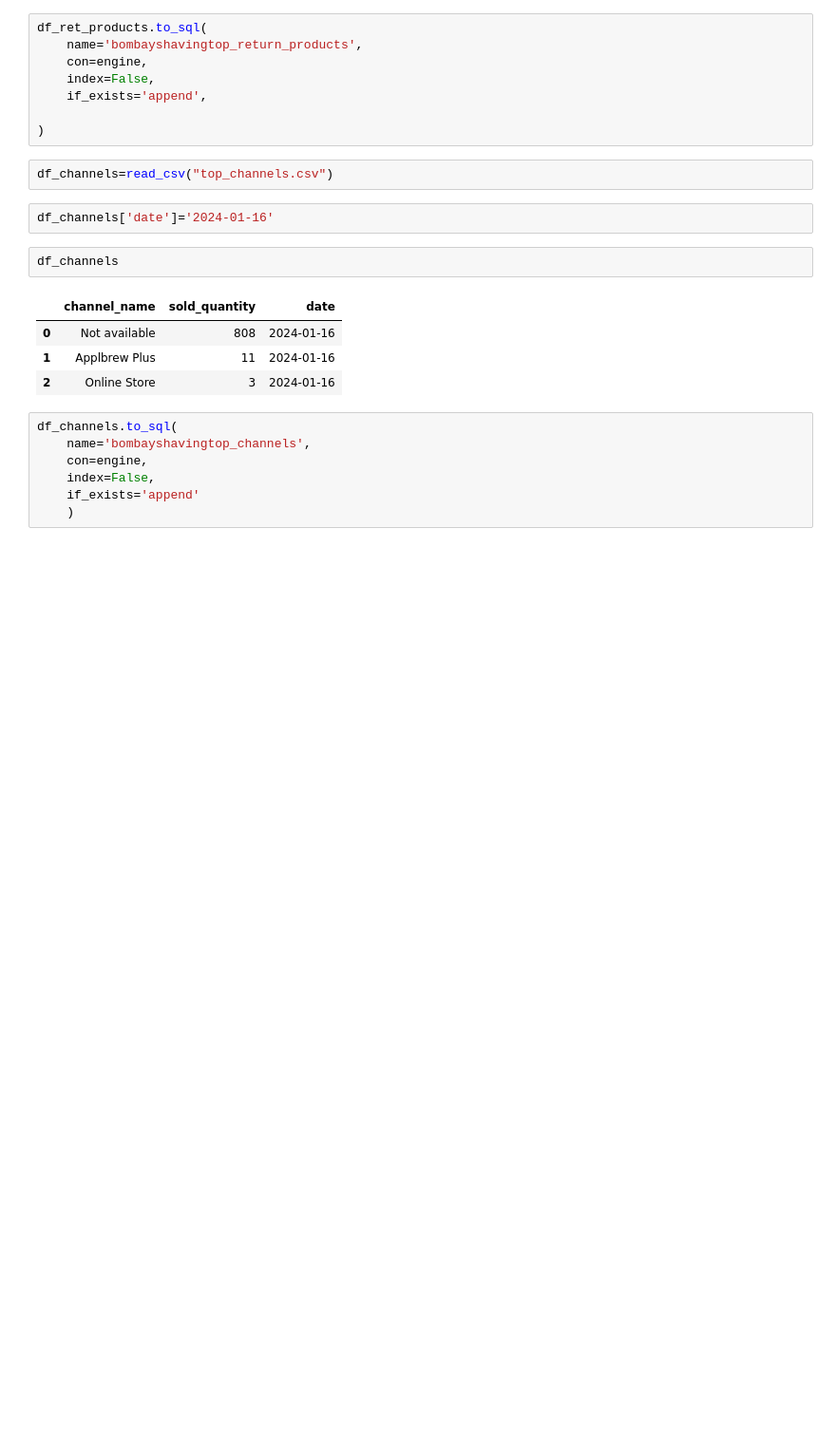
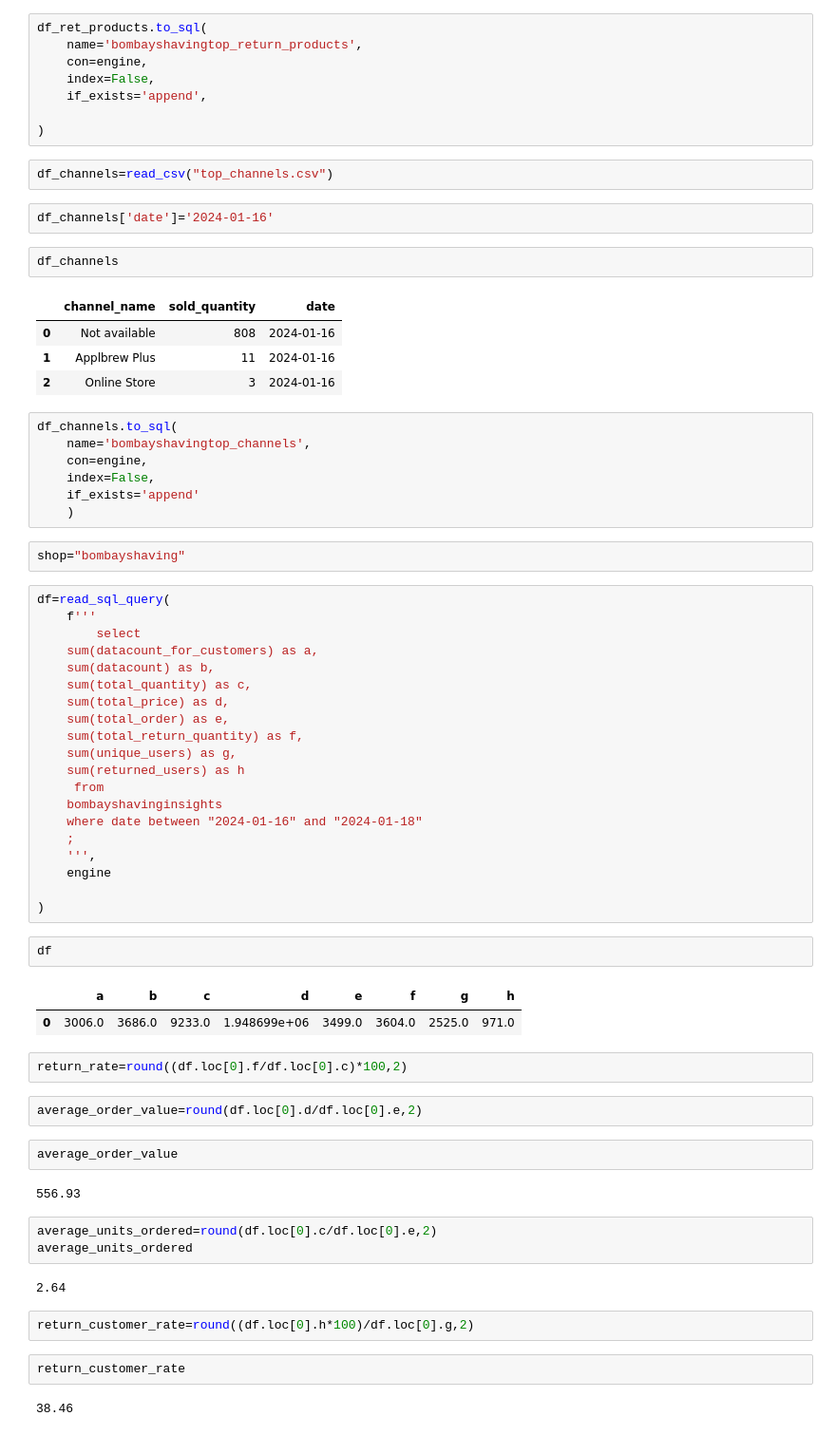
Before and after one commit to vivxircls/analytics, a Jupyter notebook: ana_dashboard/ju_tests/Untitled1.ipynb, the cells around one changed output. Shown at 95% size. Saved outputs shown, nothing was run; the diff lists cells and outputs as text; blank space fills up the shorter version.

```diff
--- a/ana_dashboard/ju_tests/Untitled1.ipynb
+++ b/ana_dashboard/ju_tests/Untitled1.ipynb
@@ -141,3 +145,49 @@ df_channels.to_sql(
     index=False,
     if_exists='append'
     )
+# %%
+shop="bombayshaving"
+# %%
+df=read_sql_query(
+    f'''
+        select
+    sum(datacount_for_customers) as a,
+    sum(datacount) as b,
+    sum(total_quantity) as c,
+    sum(total_price) as d,
+    sum(total_order) as e,
+    sum(total_return_quantity) as f,
+    sum(unique_users) as g,
+    sum(returned_users) as h
+     from
+    bombayshavinginsights
+    where date between "2024-01-16" and "2024-01-18"
+    ;
+    ''',
+    engine
+
+)
+# %%
+df
+# %% [output]
+|  | a | b | c | d | e | f | g | h |
+| 0 | 3006.0 | 3686.0 | 9233.0 | 1.948699e+06 | 3499.0 | 3604.0 | 2525.0 | 971.0 |
+# %%
+return_rate=round((df.loc[0].f/df.loc[0].c)*100,2)
+# %%
+average_order_value=round(df.loc[0].d/df.loc[0].e,2)
+# %%
+average_order_value
+# %% [output]
+556.93
+# %%
+average_units_ordered=round(df.loc[0].c/df.loc[0].e,2)
+average_units_ordered
+# %% [output]
+2.64
+# %%
+return_customer_rate=round((df.loc[0].h*100)/df.loc[0].g,2)
+# %%
+return_customer_rate
+# %% [output]
+38.46
```
Also changed, not shown: parts of 17 cells of this notebook, 3 other files.
